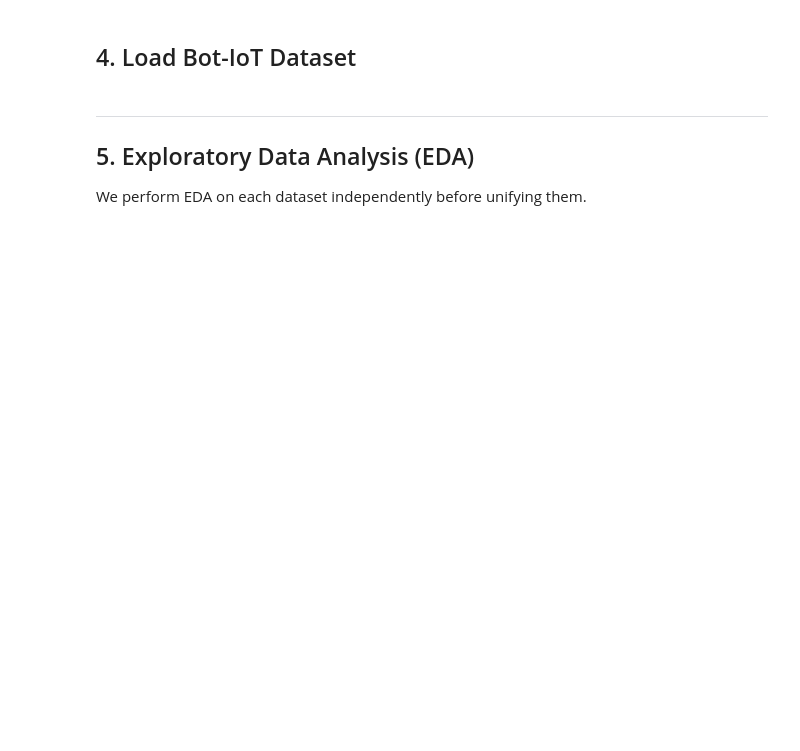
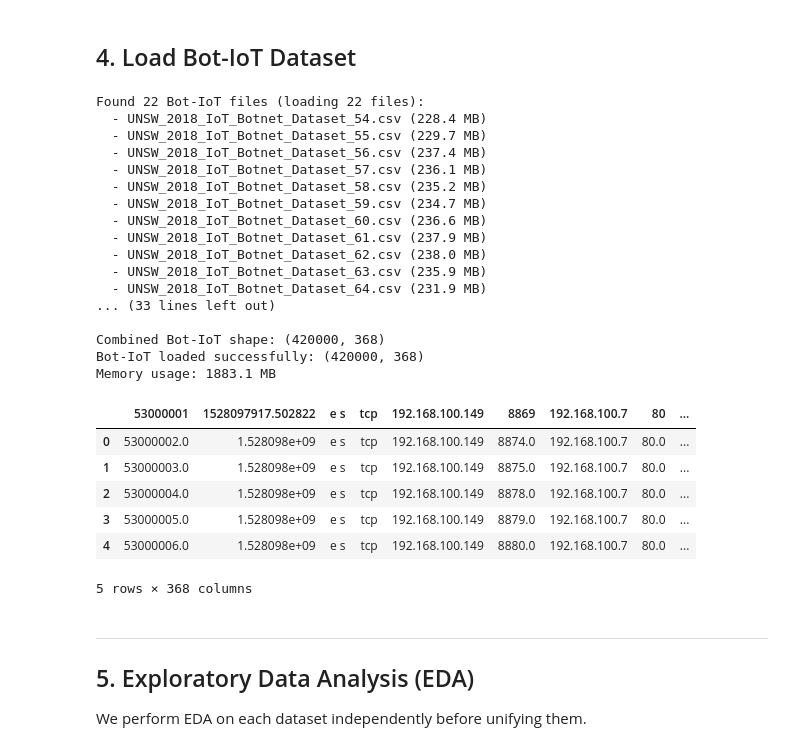
Before and after one commit to SanaullahTareen/ACDADA, a Jupyter notebook: notebooks/01_data_preprocessing.ipynb, the cells around one changed output. Drawn from its saved outputs; the diff is of its cells as text; code cells hidden in the pictures; blank space fills up the shorter version.

```diff
--- a/notebooks/01_data_preprocessing.ipynb
+++ b/notebooks/01_data_preprocessing.ipynb
@@ -169,42 +462,95 @@ if not df_unsw.empty:
 # %% [markdown]
 ## 4. Load Bot-IoT Dataset
 # %%
-def load_bot_iot(data_dir: Path) -> pd.DataFrame:
+from pathlib import Path
+
+import pandas as pd
+
+
+def load_bot_iot(data_dir: Path, max_files: int = None, sample_frac: float = None, nrows_per_file: int = None) -> pd.DataFrame:
     """
-    Load Bot-IoT dataset CSV files.
+    Load Bot-IoT dataset CSV files with memory-efficient sampling.
     Bot-IoT is heavily imbalanced — mostly attack traffic.
+
+    Args:
+        data_dir: Path to the data directory
+        max_files: Maximum number of CSV files to load (default: all)
+        sample_frac: Fraction of rows to sample from each file (e.g., 0.01 = 1%)
+        nrows_per_file: Maximum rows to read from each file
     """
     bot_path = data_dir / 'bot_iot'
     csv_files = sorted(bot_path.glob('*.csv'))
 
     if not csv_files:
         print(f'[WARNING] No CSV files found in {bot_path}')
         return pd.DataFrame()
 
-    print(f'Found {len(csv_files)} Bot-IoT files:')
+    # Limit number of files if requested
+    if max_files:
+        csv_files = csv_files[:max_files]
+
+    print(f'Found {len(csv_files)} Bot-IoT files (loading {len(csv_files)} files):')
     for f in csv_files:
         print(f'  - {f.name} ({f.stat().st_size / 1e6:.1f} MB)')
 
     dfs = []
     for f in csv_files:
         try:
-            df = pd.read_csv(f, low_memory=False, encoding='utf-8')
+            # Load with optional row limit
+            df = pd.read_csv(f, low_memory=False, encoding='utf-8', nrows=nrows_per_file)
             df.columns = df.columns.str.strip()
+
+            # Sample if requested
+            if sample_frac and sample_frac < 1.0:
+                df = df.sample(frac=sample_frac, random_state=42)
+
             dfs.append(df)
             print(f'  Loaded {f.name}: {df.shape}')
         except Exception as e:
             print(f'  [ERROR] Failed to load {f.name}: {e}')
 
     if not dfs:
         return pd.DataFrame()
 
     combined = pd.concat(dfs, ignore_index=True)
     print(f'\nCombined Bot-IoT shape: {combined.shape}')
     return combined
 
-df_botiot = load_bot_iot(RAW_DIR)
-if not df_botiot.empty:
-    display(df_botiot.head())
+
+if 'RAW_DIR' in globals():
+    # Load all files with 20K rows each (will take time but processes all available files)
+    df_botiot = load_bot_iot(RAW_DIR, nrows_per_file=20_000)
+    if not df_botiot.empty:
+        print(f'Bot-IoT loaded successfully: {df_botiot.shape}')
+        print(f'Memory usage: {df_botiot.memory_usage(deep=True).sum() / 1e6:.1f} MB')
+        display(df_botiot.head())
+else:
+    print("[INFO] RAW_DIR is not defined. Run the 'Imports & Configuration' cell first.")
+# %% [output]
+Found 22 Bot-IoT files (loading 22 files):
+  - UNSW_2018_IoT_Botnet_Dataset_54.csv (228.4 MB)
+  - UNSW_2018_IoT_Botnet_Dataset_55.csv (229.7 MB)
+  - UNSW_2018_IoT_Botnet_Dataset_56.csv (237.4 MB)
+  - UNSW_2018_IoT_Botnet_Dataset_57.csv (236.1 MB)
+  - UNSW_2018_IoT_Botnet_Dataset_58.csv (235.2 MB)
+  - UNSW_2018_IoT_Botnet_Dataset_59.csv (234.7 MB)
+  - UNSW_2018_IoT_Botnet_Dataset_60.csv (236.6 MB)
+  - UNSW_2018_IoT_Botnet_Dataset_61.csv (237.9 MB)
+  - UNSW_2018_IoT_Botnet_Dataset_62.csv (238.0 MB)
+  - UNSW_2018_IoT_Botnet_Dataset_63.csv (235.9 MB)
+  - UNSW_2018_IoT_Botnet_Dataset_64.csv (231.9 MB)
+... (33 lines left out)
+
+Combined Bot-IoT shape: (420000, 368)
+Bot-IoT loaded successfully: (420000, 368)
+Memory usage: 1883.1 MB
+|  | 53000001 | 1528097917.502822 | e s | tcp | 192.168.100.149 | 8869 | 192.168.100.7 | 80 | ... |
+| 0 | 53000002.0 | 1.528098e+09 | e s | tcp | 192.168.100.149 | 8874.0 | 192.168.100.7 | 80.0 | ... |
+| 1 | 53000003.0 | 1.528098e+09 | e s | tcp | 192.168.100.149 | 8875.0 | 192.168.100.7 | 80.0 | ... |
+| 2 | 53000004.0 | 1.528098e+09 | e s | tcp | 192.168.100.149 | 8878.0 | 192.168.100.7 | 80.0 | ... |
+| 3 | 53000005.0 | 1.528098e+09 | e s | tcp | 192.168.100.149 | 8879.0 | 192.168.100.7 | 80.0 | ... |
+| 4 | 53000006.0 | 1.528098e+09 | e s | tcp | 192.168.100.149 | 8880.0 | 192.168.100.7 | 80.0 | ... |
+5 rows × 368 columns
 # %% [markdown]
 ---
 ## 5. Exploratory Data Analysis (EDA)
```
Also changed, not shown: parts of 24 cells of this notebook, 3 other files.
